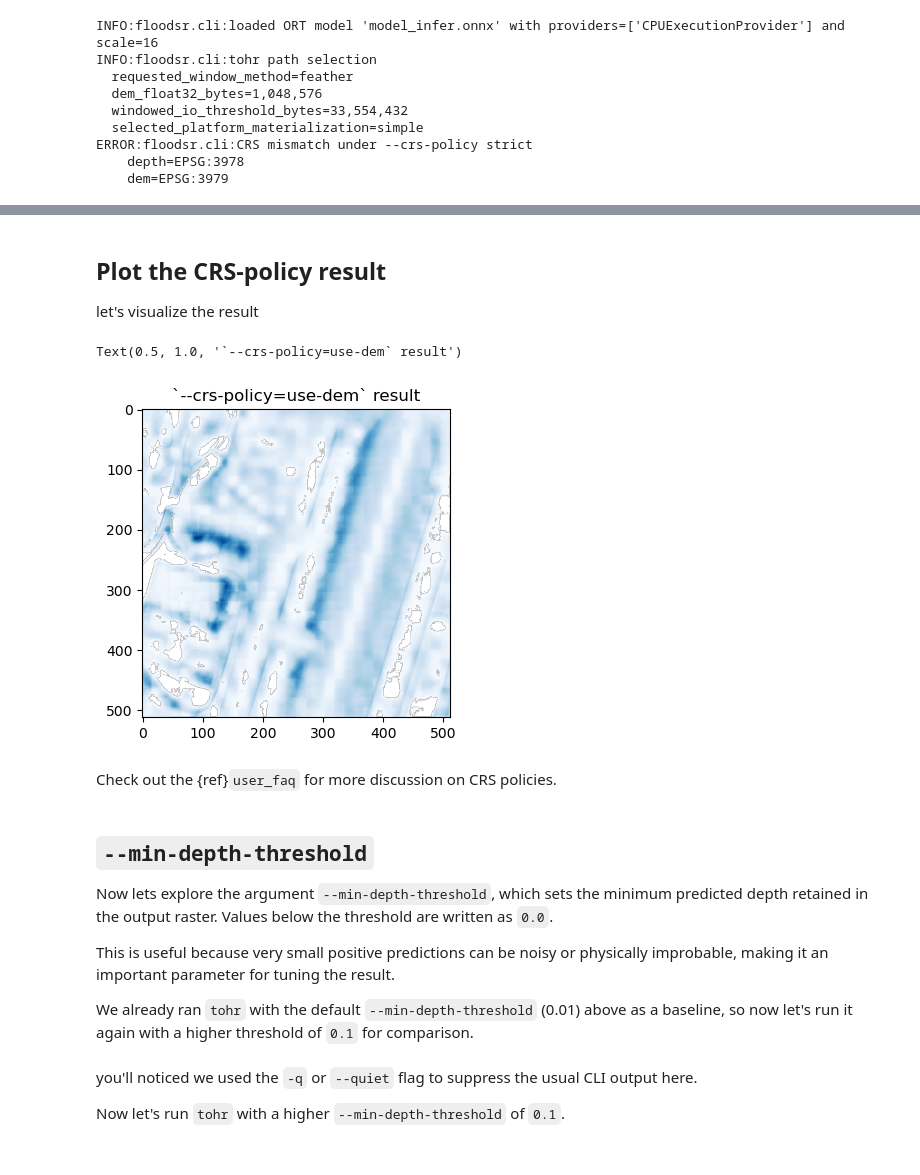
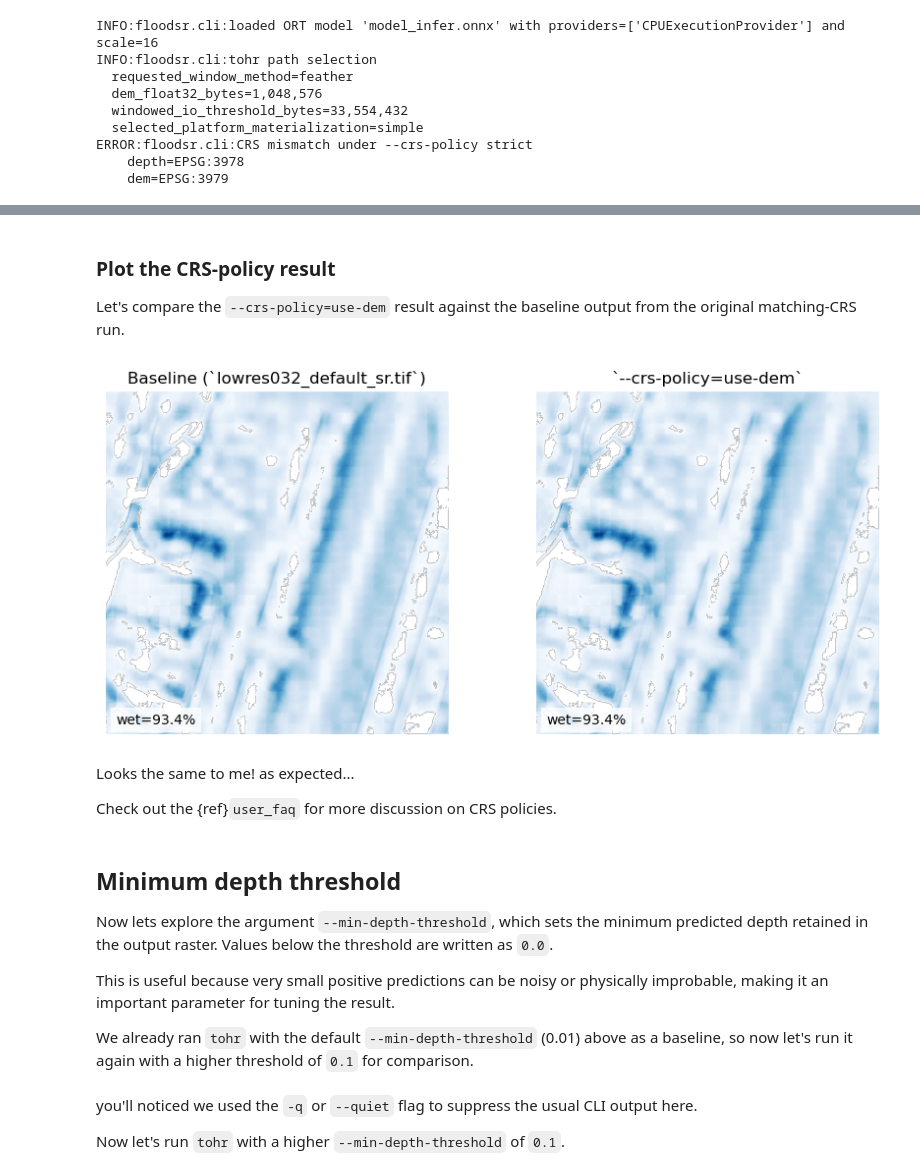
Before and after one commit to cefect/floodsr, a Jupyter notebook: docs/user/notebooks/tutorial_2.ipynb, the cells around one changed output, grey strips where cells are left out. Drawn from its saved outputs; the diff is of its cells as text; code cells hidden in the pictures.

Commit message:
tut 2 improvements, plot re-org. fix broken commit

```diff
--- a/docs/user/notebooks/tutorial_2.ipynb
+++ b/docs/user/notebooks/tutorial_2.ipynb
@@ -147,0 +130,8 @@ Text(0.5, 1.0, 'Tutorial 1 hi-res result')
+# %%
+arr = read_raster_band_1("lowres032_default_sr.tif")
+
+fig, ax = plt.subplots(figsize=(5, 5))
+im = ax.imshow(arr, cmap="Blues")
+ax.set_title("Tutorial 1 high-res flood depth")
+fig.colorbar(im, ax=ax)
+ax.set_axis_off()
@@ -217,23 +211,35 @@ INFO:floodsr.cli:finished tohr inference in 0.104s; wrote 1,116,817 bytes to
 # Check that the expected output raster exists.
 assert Path("lowres032_epsg3978_use_dem_sr.tif").is_file(), "missing output raster\n    lowres032_epsg3978_use_dem_sr.tif"
 # %% [markdown]
-## Plot the CRS-policy result
+### Plot the CRS-policy result
 
-let's visualize the result
+Let's compare the `--crs-policy=use-dem` result against the baseline output from the original matching-CRS run.
-# %%
-use_dem_fp = Path("lowres032_epsg3978_use_dem_sr.tif").resolve()
-use_dem_arr = read_raster_band_1(use_dem_fp)
-
-plt.figure(figsize=(5, 4))
-plt.imshow(np.where(use_dem_arr > 0, use_dem_arr, np.nan), cmap="Blues")
-plt.title("`--crs-policy=use-dem` result")
-# %% [output]
-Text(0.5, 1.0, '`--crs-policy=use-dem` result')
-[figure, removed]
+# %%
+default_fp = Path("lowres032_default_sr.tif").resolve()
+use_dem_fp = Path("lowres032_epsg3978_use_dem_sr.tif").resolve()
+default_arr = read_raster_band_1(default_fp)
+use_dem_arr = read_raster_band_1(use_dem_fp)
+
+fig, axes = plt.subplots(1, 2, figsize=(9, 4))
+plot_l = [
+    (axes[0], np.where(default_arr > 0, default_arr, np.nan), "Baseline (`lowres032_default_sr.tif`)"),
+    (axes[1], np.where(use_dem_arr > 0, use_dem_arr, np.nan), "`--crs-policy=use-dem`")
+]
+for ax, arr, title in plot_l:
+    wet_pct = 100.0 * float(np.count_nonzero(np.nan_to_num(arr, nan=0.0) > 0.0)) / float(arr.size)
+    ax.imshow(arr, cmap="Blues")
+    ax.set_title(title)
+    ax.axis("off")
+    ax.text(0.03, 0.03, f"wet={wet_pct:.1f}%", transform=ax.transAxes, color="black", fontsize=10, bbox={"facecolor": "white", "alpha": 0.8, "edgecolor": "none"})
+fig.tight_layout()
+# %% [output]
+[figure, added]
 # %% [markdown]
+Looks the same to me! as expected...
+
 Check out the {ref}`user_faq` for more discussion on CRS policies.
 # %% [markdown]
-## `--min-depth-threshold`
+## Minimum depth threshold
 
 Now lets explore the argument `--min-depth-threshold`, which sets the minimum predicted depth retained in the output raster.
 Values below the threshold are written as `0.0`.
```
Also changed, not shown: parts of 17 cells of this notebook.
